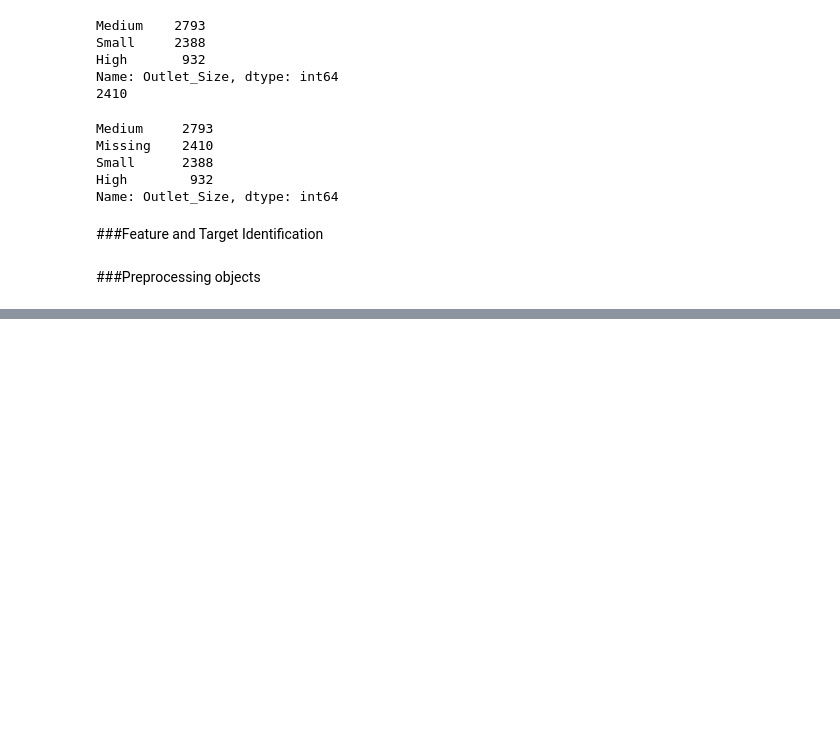
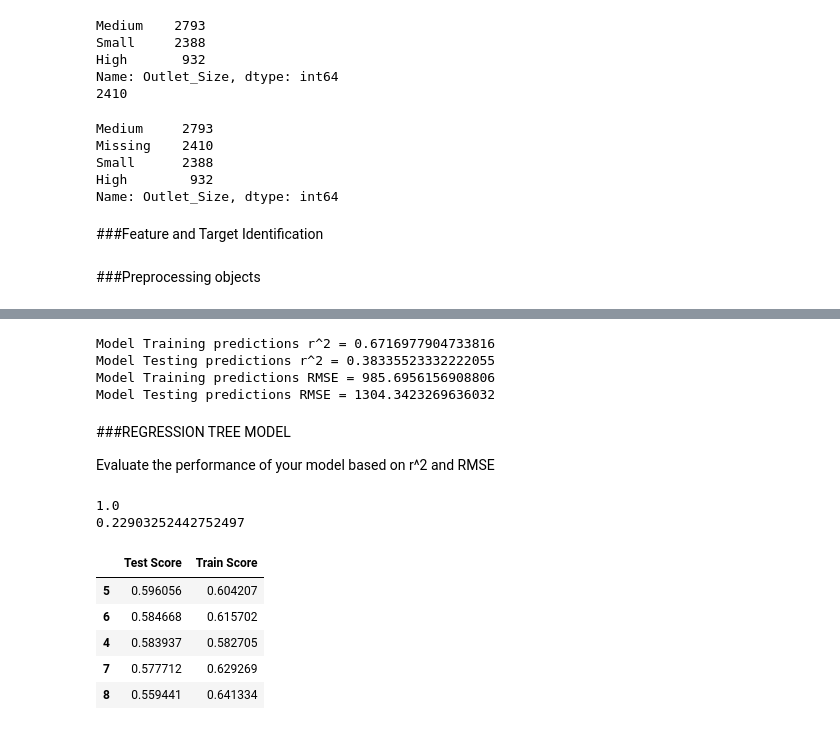
Before and after one commit to JosephPLim/food_sales_predictions, a Jupyter notebook: Food_Sales_AnalysisII.ipynb, the cells around one changed output, grey strips where cells are left out. Cells and saved outputs as stored; diff of their text form; code cells hidden in the pictures; blank space fills up the shorter version.

```diff
--- a/Food_Sales_AnalysisII.ipynb
+++ b/Food_Sales_AnalysisII.ipynb
@@ -269,0 +282,78 @@ X_test_processed = preprocessor.transform(X_test)
+# %%
+#Creating Regressor instance
+reg = LinearRegression()
+
+#Creating Pipeline from preprocessor to regressor instance
+linreg_pipe = make_pipeline(preprocessor, reg)
+
+# Fit the model pipeline on the training data
+linreg_pipe.fit(X_train, y_train)
+# Make predictions using the training and testing data
+training_predictions = linreg_pipe.predict(X_train)
+test_predictions = linreg_pipe.predict(X_test)
+# %%
+#Evaluating the performance of the model via r^2
+train_r2 = r2_score(y_train, training_predictions)
+test_r2 = r2_score(y_test, test_predictions)
+
+print(f"Model Training predictions r^2 = {train_r2}")
+print(f"Model Testing predictions r^2 = {test_r2}")
+
+#Evalating the performance of the model via RMSE
+train_RMSE = np.sqrt(mean_squared_error(y_train, training_predictions))
+test_RMSE = np.sqrt(mean_squared_error(y_test, test_predictions))
+
+print(f"Model Training predictions RMSE = {train_RMSE}")
+print(f"Model Testing predictions RMSE = {test_RMSE}")
+# %% [output]
+Model Training predictions r^2 = 0.6716977904733816
+Model Testing predictions r^2 = 0.38335523332222055
+Model Training predictions RMSE = 985.6956156908806
+Model Testing predictions RMSE = 1304.3423269636032
+# %% [markdown]
+###REGRESSION TREE MODEL
+
+Evaluate the performance of your model based on r^2 and RMSE
+# %%
+#model instance
+dec_tree = DecisionTreeRegressor(random_state = 42)
+
+#fitting the model
+dec_tree.fit(X_train_processed, y_train)
+
+#prediction values
+dec_train_preds = dec_tree.predict(X_train_processed)
+dec_test_preds = dec_tree.predict(X_test_processed)
+
+#model evaluation
+dec_train_score = dec_tree.score(X_train_processed, y_train)
+dec_test_score = dec_tree.score(X_test_processed, y_test)
+print(dec_train_score)
+print(dec_test_score)
+# %% [output]
+1.0
+0.22903252442752497
+# %%
+#Decision Tree Tuning
+depth = dec_tree.get_depth()
+# List of values to try for max_depth:
+depths = list(range(1, depth))
+# Data frame to store the score for each value of max_depth:
+scores = pd.DataFrame(index=depths, columns=['Test Score','Train Score'])
+for depth in depths:
+    dec_tree = DecisionTreeRegressor(max_depth=depth, random_state=42)
+    dec_tree.fit(X_train_processed, y_train)
+    train_score = dec_tree.score(X_train_processed, y_train)
+    test_score = dec_tree.score(X_test_processed, y_test)
+    scores.loc[depth, 'Train Score'] = train_score
+    scores.loc[depth, 'Test Score'] = test_score
+
+sorted_scores = scores.sort_values(by='Test Score', ascending=False)
+sorted_scores.head()
+# %% [output]
+|  | Test Score | Train Score |
+| 5 | 0.596056 | 0.604207 |
+| 6 | 0.584668 | 0.615702 |
+| 4 | 0.583937 | 0.582705 |
+| 7 | 0.577712 | 0.629269 |
+| 8 | 0.559441 | 0.641334 |
```
Also changed, not shown: parts of 9 cells of this notebook.
